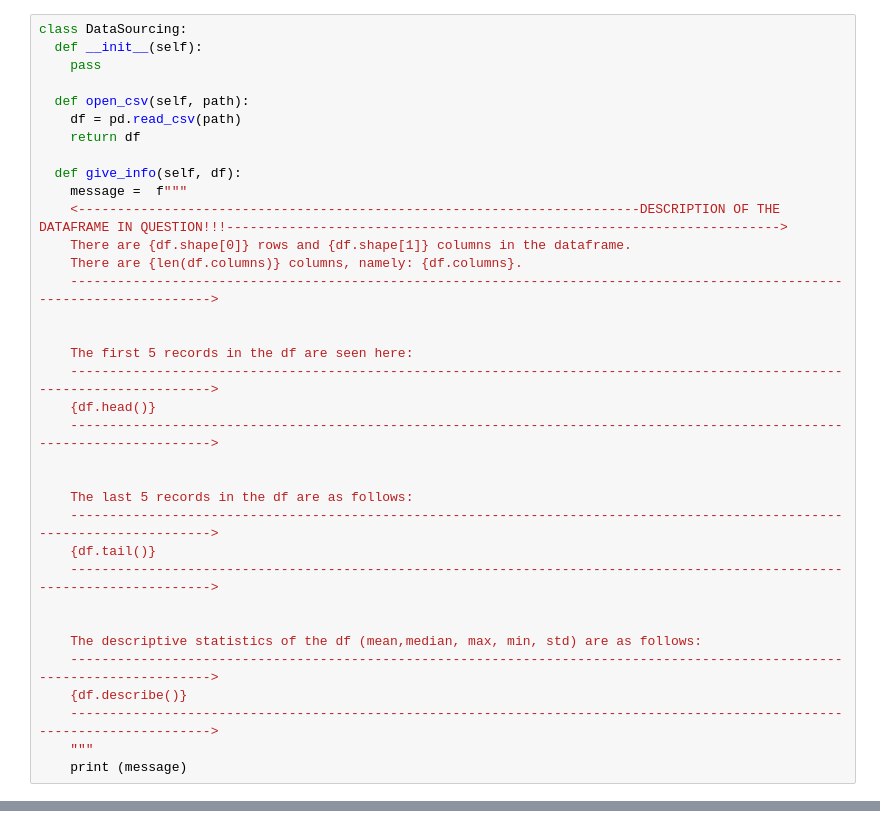
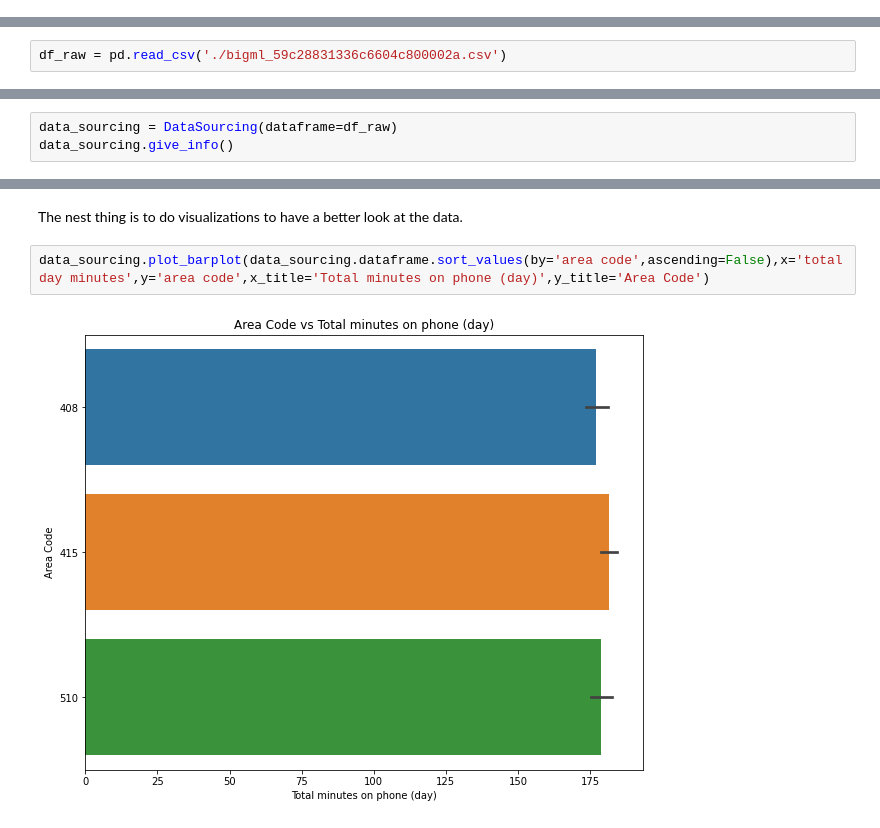
Before and after one commit to MwangiWambugu/SyriaTel-Customer-Churn-, a Jupyter notebook: index.ipynb, the cells around one changed output, grey strips where cells are left out. Drawn from its saved outputs; the diff is of its cells as text.

```diff
--- a/index.ipynb
+++ b/index.ipynb
@@ -14,35 +0,0 @@ from sklearn.model_selection import GridSearchCV
-# %%
-class DataSourcing:
-  def __init__(self):
-    pass
-
-  def open_csv(self, path):
-    df = pd.read_csv(path)
-    return df
-
-  def give_info(self, df):
-    message =  f"""
-    <------------------------------------------------------------------------DESCRIPTION OF THE DATAFRAME IN QUESTION!!!----------------------------------------------------------------------->
-    There are {df.shape[0]} rows and {df.shape[1]} columns in the dataframe.
-    There are {len(df.columns)} columns, namely: {df.columns}.
-    ------------------------------------------------------------------------------------------------------------------------->
-
-
-    The first 5 records in the df are seen here:
-    ------------------------------------------------------------------------------------------------------------------------->
-    {df.head()}
-    ------------------------------------------------------------------------------------------------------------------------->
-
-
-    The last 5 records in the df are as follows:
-    ------------------------------------------------------------------------------------------------------------------------->
-    {df.tail()}
-    ------------------------------------------------------------------------------------------------------------------------->
-
-
-    The descriptive statistics of the df (mean,median, max, min, std) are as follows:
-    ------------------------------------------------------------------------------------------------------------------------->
-    {df.describe()}
-    ------------------------------------------------------------------------------------------------------------------------->
-    """
-    print (message)
@@ -307,0 +363,2 @@ model_0.hyperparameter_tuning(X_train, X_test, y_train, y_test)
+# %%
+df_raw = pd.read_csv('./bigml_59c28831336c6604c800002a.csv')
@@ -307,0 +367,3 @@ model_0.hyperparameter_tuning(X_train, X_test, y_train, y_test)
+# %%
+data_sourcing = DataSourcing(dataframe=df_raw)
+data_sourcing.give_info()
@@ -307,0 +426,6 @@ model_0.hyperparameter_tuning(X_train, X_test, y_train, y_test)
+# %% [markdown]
+The nest thing is to do visualizations to have a better look at the data.
+# %%
+data_sourcing.plot_barplot(data_sourcing.dataframe.sort_values(by='area code',ascending=False),x='total day minutes',y='area code',x_title='Total minutes on phone (day)',y_title='Area Code')
+# %% [output]
+[figure, added]
```
Also changed, not shown: parts of 42 cells of this notebook, 2 other files.
